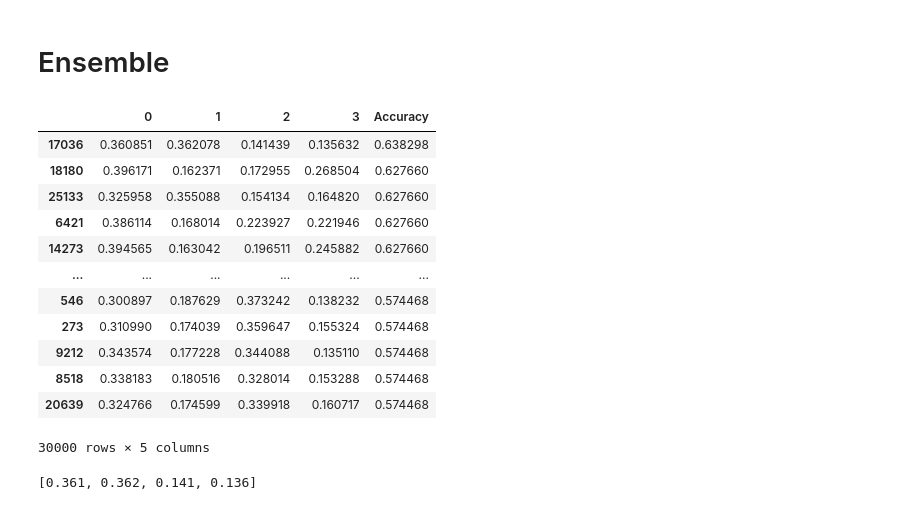
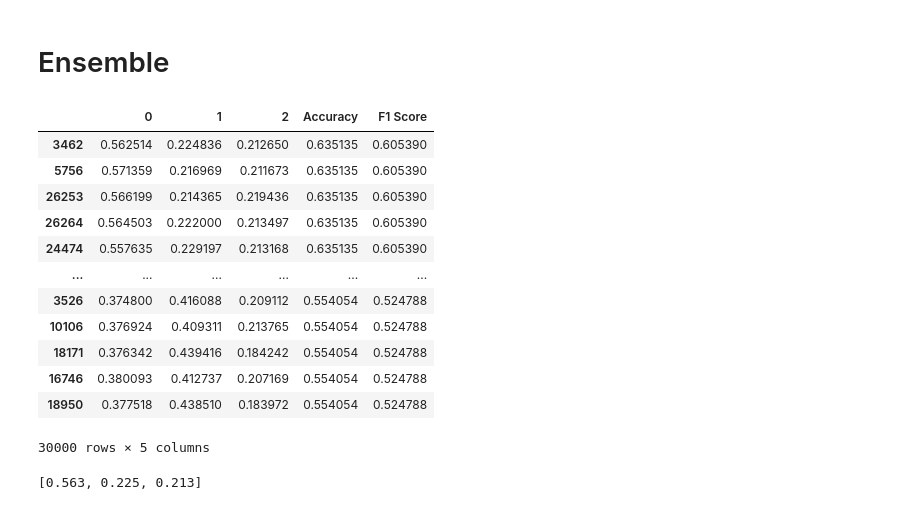
Before and after one commit to kimsunghun00/hanbang, a Jupyter notebook: 한방통계.ipynb, the cells around one changed output. Cells and saved outputs as stored; diff of their text form; code cells hidden in the pictures.

```diff
--- a/한방통계.ipynb
+++ b/한방통계.ipynb
@@ -177,0 +203,3 @@ X_cat_binary_df.head()
+# %%
+X_cat_binary_df['HYPER*DIABE'] = X_cat_binary_df['HYPER1'] * X_cat_binary_df['DIABE1']
+X_cat_binary_df.head()
@@ -180,11 +215,11 @@ X_cat_binary_df.head()
 # %%
 from sklearn.preprocessing import OneHotEncoder
 
-multi_var_list = ['JOB', 'EDUCATION', 'MARRIAGE',
+multi_var_list = ['JOB', 'EDUCATION',
                   'CHARACTER1', 'CHARACTER2', 'CHARACTER3', 'CHARACTER4', 'CHARACTER5',
                   'CHARACTER6', 'CHARACTER7', 'CHARACTER8', 'CHARACTER9', 'CHARACTER10',
                   'CHARACTER11', 'CHARACTER12', 'CHARACTER13', 'CHARACTER14', 'CHARACTER15',
-                  'DIET7', 'DIGEST1',
+                  'DIE4', 'DIET7', 'DIGEST1',
                   'DIGEST3', 'SWEAT1', 'SWEAT3', 'STOOL7', 'COLDHEAT1', 'COLDHEAT2',
                   'COLDHEAT3', 'COLDHEAT4', 'WATER1', 'WATER3', 'COLDHEAT_G', 'FATIGUE1']
 X_multi = X_data.reindex(columns=multi_var_list)
@@ -238,10 +273,11 @@ print(X_data.shape, y_data.shape)
 # %%
 from sklearn.model_selection import train_test_split
 
+seed = 1234
 X_train, X_test, y_train, y_test = train_test_split(X_data, y_data,
-                                                    test_size=0.2,
+                                                    test_size=0.15,
                                                     stratify=y_data,
-                                                    random_state=12345)
+                                                    random_state=seed)
 print(X_train.shape, y_train.shape)
 print(X_test.shape, y_test.shape)
 # %% [output]
@@ -457,7 +528,7 @@ f1_score(y_test, lgb_pred, average='macro')
 # Ensemble
 # %%
 import torch
-from sklearn.metrics import accuracy_score
+from sklearn.metrics import accuracy_score, f1_score
 
 class EnsembleClassifier:
     def __init__(self, models, voting='soft', weights=None):
@@ -488,40 +559,44 @@ class EnsembleClassifier:
         preds = np.array(pred_list)
 
         acc = []
+        f1 = []
         for i in range(num_search):
             prediction = np.average(preds, axis=0, weights=weights[i])
             acc_ = accuracy_score(y_test, prediction.argmax(axis=1))
+            f1_ = f1_score(y_test, prediction.argmax(axis=1), average='macro')
             acc.append(acc_)
+            f1.append(f1_)
 
         result = pd.DataFrame(weights)
         result['Accuracy'] = acc
+        result['F1 Score'] = f1
 
-        return result.sort_values('Accuracy', ascending=False)
+        return result.sort_values('F1 Score', ascending=False)
 # %%
-models = {'RandomForest' : rf, 'SVM' : svm, 'XGBoost' : xgb_clf, 'LightGBM' : lgb_clf}
+models = {'RandomForest' : rf, 'LightGBM' : lgb_clf, 'XGBoost' : xgb_clf}
 
 ensemble = EnsembleClassifier(models, voting='soft', weights=None)
 result = ensemble.random_search(X_test, y_test, 30000)
 result
 # %% [output]
-|  | 0 | 1 | 2 | 3 | Accuracy |
-| 17036 | 0.360851 | 0.362078 | 0.141439 | 0.135632 | 0.638298 |
-| 18180 | 0.396171 | 0.162371 | 0.172955 | 0.268504 | 0.627660 |
-| 25133 | 0.325958 | 0.355088 | 0.154134 | 0.164820 | 0.627660 |
-| 6421 | 0.386114 | 0.168014 | 0.223927 | 0.221946 | 0.627660 |
-| 14273 | 0.394565 | 0.163042 | 0.196511 | 0.245882 | 0.627660 |
+|  | 0 | 1 | 2 | Accuracy | F1 Score |
+| 3462 | 0.562514 | 0.224836 | 0.212650 | 0.635135 | 0.605390 |
+| 5756 | 0.571359 | 0.216969 | 0.211673 | 0.635135 | 0.605390 |
+| 26253 | 0.566199 | 0.214365 | 0.219436 | 0.635135 | 0.605390 |
+| 26264 | 0.564503 | 0.222000 | 0.213497 | 0.635135 | 0.605390 |
+| 24474 | 0.557635 | 0.229197 | 0.213168 | 0.635135 | 0.605390 |
 | ... | ... | ... | ... | ... | ... |
-| 546 | 0.300897 | 0.187629 | 0.373242 | 0.138232 | 0.574468 |
-| 273 | 0.310990 | 0.174039 | 0.359647 | 0.155324 | 0.574468 |
-| 9212 | 0.343574 | 0.177228 | 0.344088 | 0.135110 | 0.574468 |
-| 8518 | 0.338183 | 0.180516 | 0.328014 | 0.153288 | 0.574468 |
-| 20639 | 0.324766 | 0.174599 | 0.339918 | 0.160717 | 0.574468 |
+| 3526 | 0.374800 | 0.416088 | 0.209112 | 0.554054 | 0.524788 |
+| 10106 | 0.376924 | 0.409311 | 0.213765 | 0.554054 | 0.524788 |
+| 18171 | 0.376342 | 0.439416 | 0.184242 | 0.554054 | 0.524788 |
+| 16746 | 0.380093 | 0.412737 | 0.207169 | 0.554054 | 0.524788 |
+| 18950 | 0.377518 | 0.438510 | 0.183972 | 0.554054 | 0.524788 |
 30000 rows × 5 columns
 # %%
-optimal_weight = np.round(result.iloc[0,:-1], 3).tolist()
+optimal_weight = np.round(result.iloc[0,:-2], 3).tolist()
 print(optimal_weight)
 # %% [output]
-[0.361, 0.362, 0.141, 0.136]
+[0.563, 0.225, 0.213]
 # %%
 ensemble = EnsembleClassifier(models, weights=optimal_weight)
 
```
Also changed, not shown: parts of 62 cells of this notebook.
